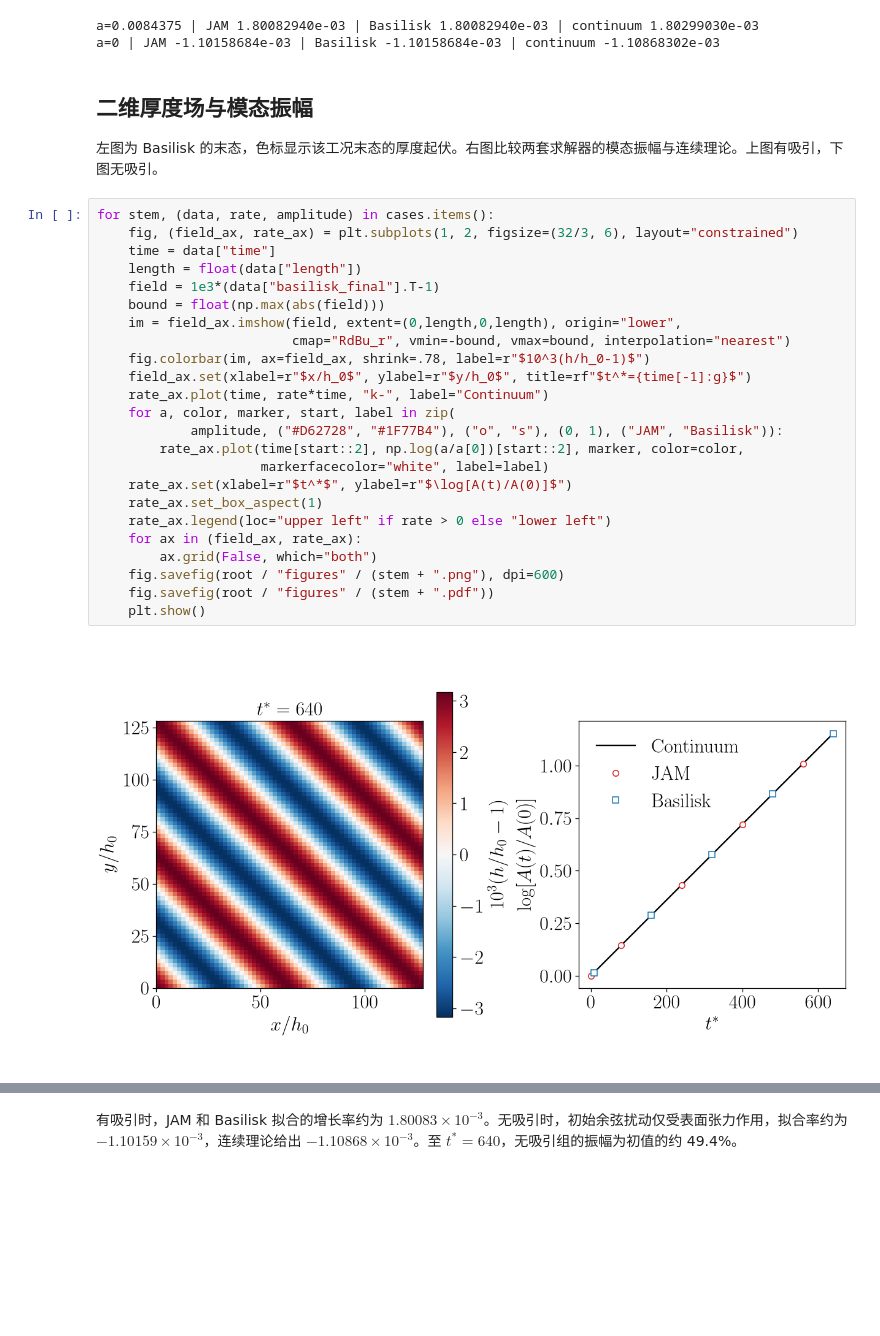
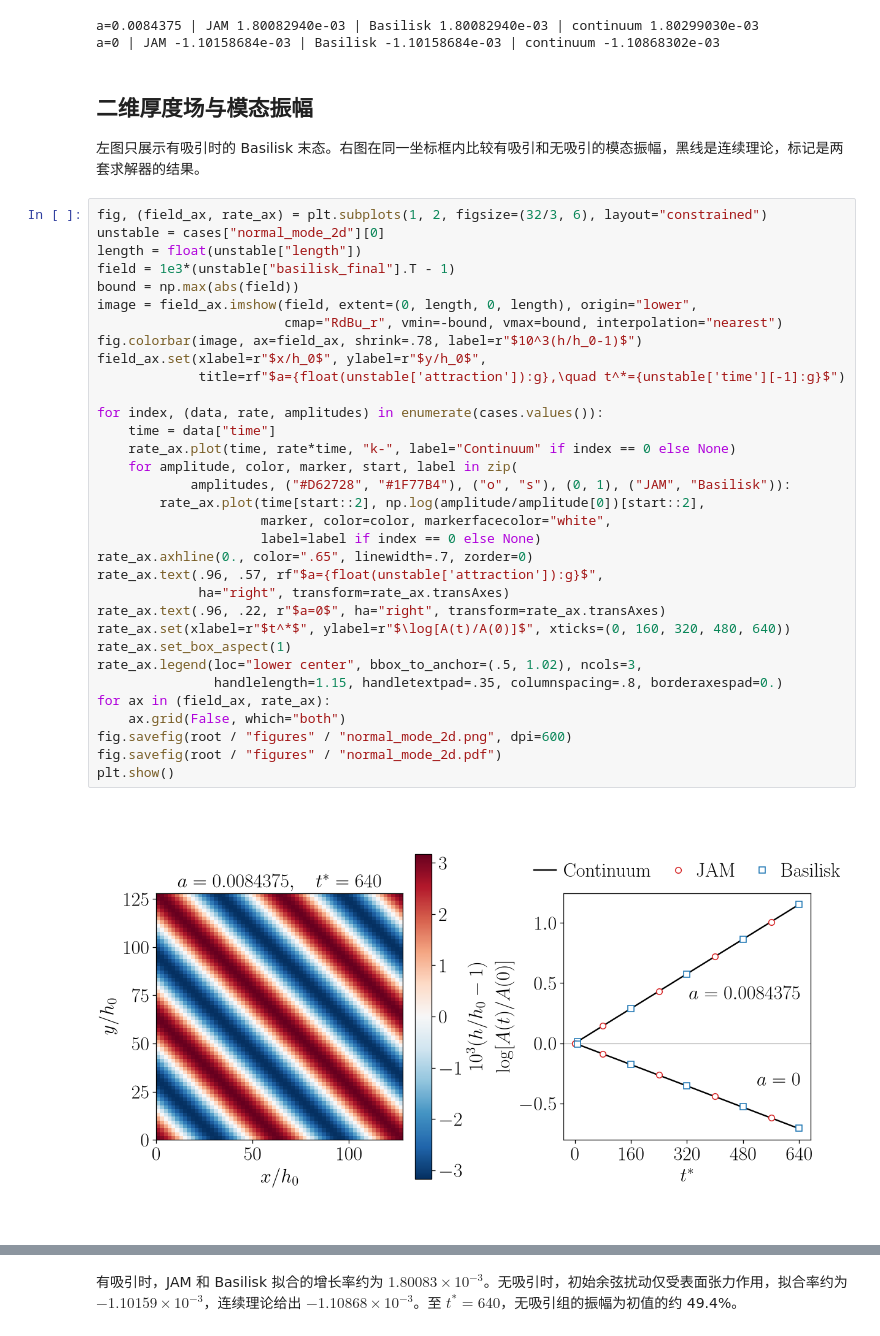
Before and after one commit to alpha1958627/free-film-rupture, a Jupyter notebook: postprocess/正则模.ipynb, the cells around one changed output, grey strips where cells are left out. Saved outputs shown, nothing was run; the diff lists cells and outputs as text; blank space fills up the shorter version.

Commit message:
Combine normal-mode comparison and document the model

```diff
--- a/postprocess/正则模.ipynb
+++ b/postprocess/正则模.ipynb
@@ -43,30 +43,39 @@ a=0 | JAM -1.10158684e-03 | Basilisk -1.10158684e-03 | continuum -1.10868302e-03
 # %% [markdown]
 ## 二维厚度场与模态振幅
 
-左图为 Basilisk 的末态，色标显示该工况末态的厚度起伏。右图比较两套求解器的模态振幅与连续理论。上图有吸引，下图无吸引。
+左图只展示有吸引时的 Basilisk 末态。右图在同一坐标框内比较有吸引和无吸引的模态振幅，黑线是连续理论，标记是两套求解器的结果。
 # %%
-for stem, (data, rate, amplitude) in cases.items():
-    fig, (field_ax, rate_ax) = plt.subplots(1, 2, figsize=(32/3, 6), layout="constrained")
+fig, (field_ax, rate_ax) = plt.subplots(1, 2, figsize=(32/3, 6), layout="constrained")
+unstable = cases["normal_mode_2d"][0]
+length = float(unstable["length"])
+field = 1e3*(unstable["basilisk_final"].T - 1)
+bound = np.max(abs(field))
+image = field_ax.imshow(field, extent=(0, length, 0, length), origin="lower",
+                        cmap="RdBu_r", vmin=-bound, vmax=bound, interpolation="nearest")
+fig.colorbar(image, ax=field_ax, shrink=.78, label=r"$10^3(h/h_0-1)$")
+field_ax.set(xlabel=r"$x/h_0$", ylabel=r"$y/h_0$",
+             title=rf"$a={float(unstable['attraction']):g},\quad t^*={unstable['time'][-1]:g}$")
+
+for index, (data, rate, amplitudes) in enumerate(cases.values()):
     time = data["time"]
-    length = float(data["length"])
-    field = 1e3*(data["basilisk_final"].T-1)
-    bound = float(np.max(abs(field)))
-    im = field_ax.imshow(field, extent=(0,length,0,length), origin="lower",
-                         cmap="RdBu_r", vmin=-bound, vmax=bound, interpolation="nearest")
-    fig.colorbar(im, ax=field_ax, shrink=.78, label=r"$10^3(h/h_0-1)$")
-    field_ax.set(xlabel=r"$x/h_0$", ylabel=r"$y/h_0$", title=rf"$t^*={time[-1]:g}$")
-    rate_ax.plot(time, rate*time, "k-", label="Continuum")
-    for a, color, marker, start, label in zip(
-            amplitude, ("#D62728", "#1F77B4"), ("o", "s"), (0, 1), ("JAM", "Basilisk")):
-        rate_ax.plot(time[start::2], np.log(a/a[0])[start::2], marker, color=color,
-                     markerfacecolor="white", label=label)
-    rate_ax.set(xlabel=r"$t^*$", ylabel=r"$\log[A(t)/A(0)]$")
-    rate_ax.set_box_aspect(1)
-    rate_ax.legend(loc="upper left" if rate > 0 else "lower left")
-    for ax in (field_ax, rate_ax):
-        ax.grid(False, which="both")
-    fig.savefig(root / "figures" / (stem + ".png"), dpi=600)
-    fig.savefig(root / "figures" / (stem + ".pdf"))
-    plt.show()
+    rate_ax.plot(time, rate*time, "k-", label="Continuum" if index == 0 else None)
+    for amplitude, color, marker, start, label in zip(
+            amplitudes, ("#D62728", "#1F77B4"), ("o", "s"), (0, 1), ("JAM", "Basilisk")):
+        rate_ax.plot(time[start::2], np.log(amplitude/amplitude[0])[start::2],
+                     marker, color=color, markerfacecolor="white",
+                     label=label if index == 0 else None)
+rate_ax.axhline(0., color=".65", linewidth=.7, zorder=0)
+rate_ax.text(.96, .57, rf"$a={float(unstable['attraction']):g}$",
+             ha="right", transform=rate_ax.transAxes)
+rate_ax.text(.96, .22, r"$a=0$", ha="right", transform=rate_ax.transAxes)
+rate_ax.set(xlabel=r"$t^*$", ylabel=r"$\log[A(t)/A(0)]$", xticks=(0, 160, 320, 480, 640))
+rate_ax.set_box_aspect(1)
+rate_ax.legend(loc="lower center", bbox_to_anchor=(.5, 1.02), ncols=3,
+               handlelength=1.15, handletextpad=.35, columnspacing=.8, borderaxespad=0.)
+for ax in (field_ax, rate_ax):
+    ax.grid(False, which="both")
+fig.savefig(root / "figures" / "normal_mode_2d.png", dpi=600)
+fig.savefig(root / "figures" / "normal_mode_2d.pdf")
+plt.show()
 # %% [output]
-[figure, old version]
+[figure, new version]
```
Also changed, not shown: parts of 1 cell of this notebook, 3 other files.
